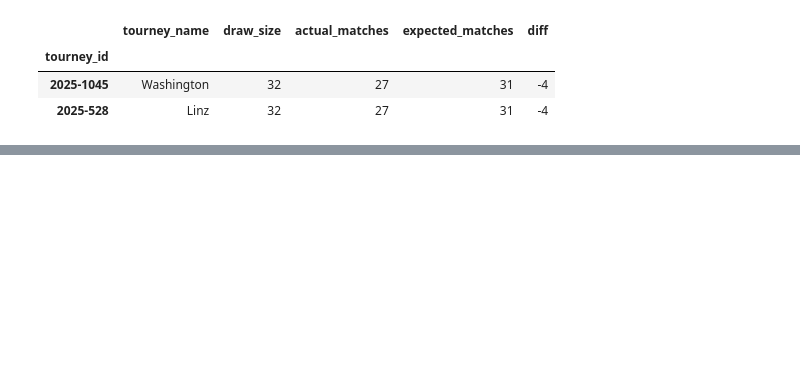
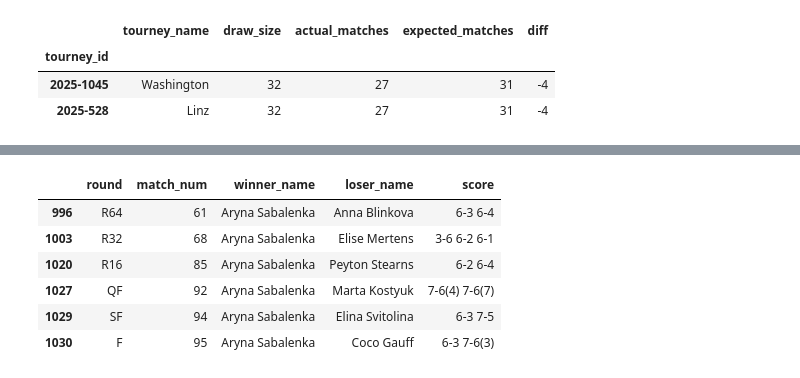
Before and after one commit to anajbellini/DataDeuce, a Jupyter notebook: analysis/source_profiling.ipynb, the cells around one changed output, grey strips where cells are left out. Cells and saved outputs as stored; diff of their text form; code cells hidden in the pictures; blank space fills up the shorter version.

```diff
--- a/analysis/source_profiling.ipynb
+++ b/analysis/source_profiling.ipynb
@@ -430,0 +528,3 @@ wta_mismatches[~known_format]
+# %%
+madrid = wta_2025[wta_2025["tourney_name"].str.contains("Madrid", case=False, na=False)]
+madrid["draw_size"].iloc[0], madrid["round"].value_counts()
@@ -430,0 +542,13 @@ wta_mismatches[~known_format]
+# %%
+madrid[
+    (madrid["winner_name"].str.contains("Sabalenka", case=False, na=False))
+    | (madrid["loser_name"].str.contains("Sabalenka", case=False, na=False))
+][["round", "match_num", "winner_name", "loser_name", "score"]]
+# %% [output]
+|  | round | match_num | winner_name | loser_name | score |
+| 996 | R64 | 61 | Aryna Sabalenka | Anna Blinkova | 6-3 6-4 |
+| 1003 | R32 | 68 | Aryna Sabalenka | Elise Mertens | 3-6 6-2 6-1 |
+| 1020 | R16 | 85 | Aryna Sabalenka | Peyton Stearns | 6-2 6-4 |
+| 1027 | QF | 92 | Aryna Sabalenka | Marta Kostyuk | 7-6(4) 7-6(7) |
+| 1029 | SF | 94 | Aryna Sabalenka | Elina Svitolina | 6-3 7-5 |
+| 1030 | F | 95 | Aryna Sabalenka | Coco Gauff | 6-3 7-6(3) |
```
Also changed, not shown: parts of 13 cells of this notebook.
